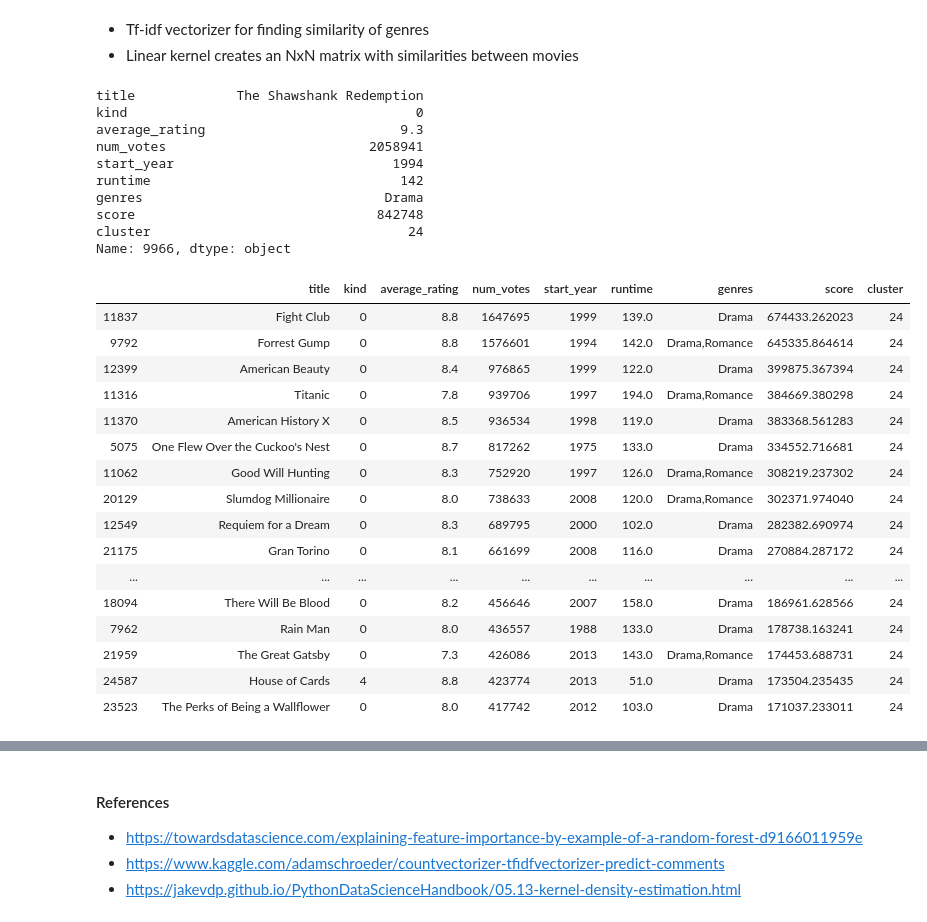
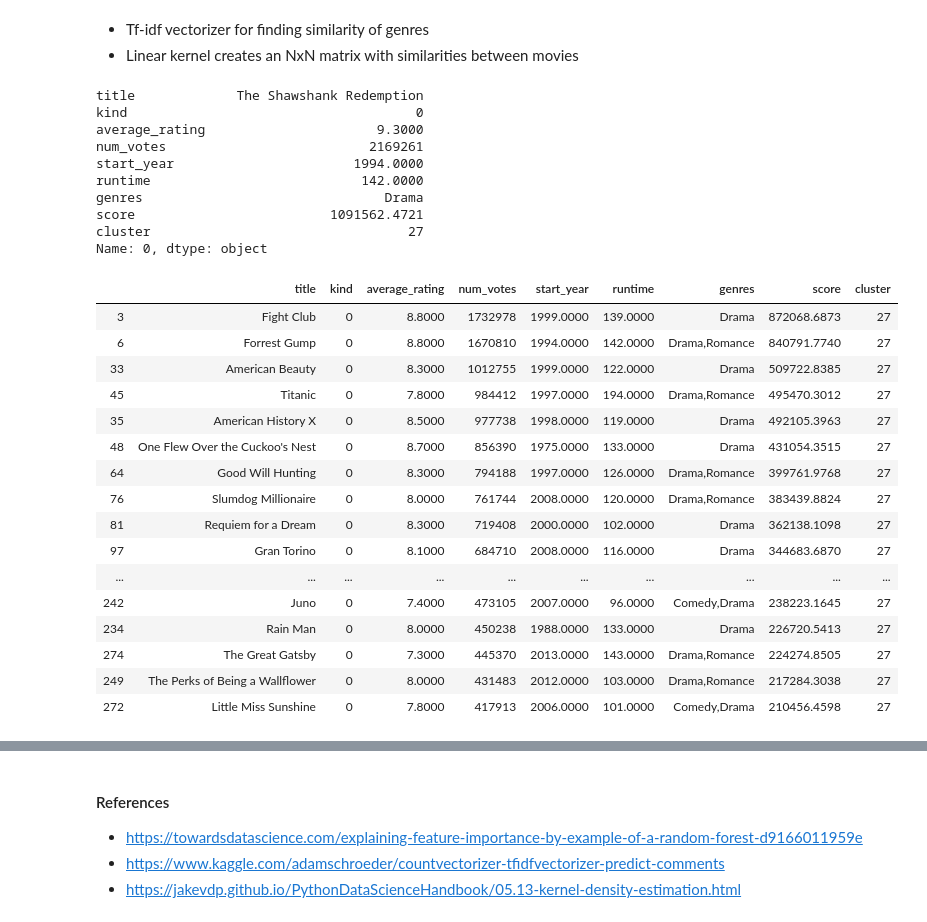
Before and after one commit to Jolinda-hub/recommovie, a Jupyter notebook: notebook/recommovie.ipynb, the cells around one changed output, grey strips where cells are left out. Drawn from its saved outputs; the diff is of its cells as text; code cells hidden in the pictures.

```diff
--- a/notebook/recommovie.ipynb
+++ b/notebook/recommovie.ipynb
@@ -206,8 +211,8 @@ drop_col_feat_imp(rf, X_train, y_train)
 #### Scoring
 # %%
 dataset['score'] = (
-    0.409280 * dataset['num_votes'] + 0.034837 * dataset['runtime'] +
-    0.029920 * dataset['start_year'] + 0.001767 * dataset['kind']
+    0.5031 * dataset['num_votes'] + 0.0975 * dataset['runtime'] +
+    0.0970 * dataset['start_year'] + 0.0071 * dataset['kind']
 )
 # %%
 dataset = dataset.reset_index(drop=True)
@@ -258,7 +263,7 @@ plt.axvline(18000, color='r');
 vals = dataset['score'].values.reshape(-1, 1)
 kde = KernelDensity(kernel='gaussian', bandwidth=3).fit(vals)
 
-s = np.linspace(400, 18000)
+s = np.linspace(250, 18000)
 e = kde.score_samples(s.reshape(-1,1))
 # %%
 plt.figure(figsize=(9, 6))
@@ -311,49 +316,51 @@ dtype: int64
 # %%
 tfidf_vectorizer = TfidfVectorizer()
 matrix = tfidf_vectorizer.fit_transform(dataset['genres'])
-# %%
-kernel = linear_kernel(matrix, matrix)
 # %%
 def get_recommendations(movie_index):
     print(dataset.iloc[movie_index])
-    sim_scores = list(enumerate(kernel[movie_index]))
+
+    kernel = linear_kernel(matrix[movie_index], matrix)
+    sim_scores = list(enumerate(kernel[0]))
 
     sim_scores = sorted(sim_scores, key=lambda x: x[1], reverse=True)
     indexes = [i[0] for i in sim_scores if i[0] != movie_index and i[1] > .5]
 
     cond1 = (dataset.index.isin(indexes))
     cond2 = (dataset.cluster == dataset.iloc[movie_index]['cluster'])
-    selected = dataset.loc[cond1 & cond2] \
+    cond3 = (dataset.kind == dataset.iloc[movie_index]['kind'])
+
+    selected = dataset.loc[cond1 & cond2 & cond3] \
         .sort_values(by='score', ascending=False).head(20)
     display(selected)
 # %%
-get_recommendations(9966)
+get_recommendations(0)
 # %% [output]
 title             The Shawshank Redemption
 kind                                     0
-average_rating                         9.3
-num_votes                          2058941
-start_year                            1994
-runtime                                142
+average_rating                      9.3000
+num_votes                          2169261
+start_year                       1994.0000
+runtime                           142.0000
 genres                               Drama
-score                               842748
-cluster                                 24
-Name: 9966, dtype: object
+score                         1091562.4721
+cluster                                 27
+Name: 0, dtype: object
 |  | title | kind | average_rating | num_votes | start_year | runtime | genres | score | cluster |
-| 11837 | Fight Club | 0 | 8.8 | 1647695 | 1999 | 139.0 | Drama | 674433.262023 | 24 |
-| 9792 | Forrest Gump | 0 | 8.8 | 1576601 | 1994 | 142.0 | Drama,Romance | 645335.864614 | 24 |
-| 12399 | American Beauty | 0 | 8.4 | 976865 | 1999 | 122.0 | Drama | 399875.367394 | 24 |
-| 11316 | Titanic | 0 | 7.8 | 939706 | 1997 | 194.0 | Drama,Romance | 384669.380298 | 24 |
-| 11370 | American History X | 0 | 8.5 | 936534 | 1998 | 119.0 | Drama | 383368.561283 | 24 |
-| 5075 | One Flew Over the Cuckoo's Nest | 0 | 8.7 | 817262 | 1975 | 133.0 | Drama | 334552.716681 | 24 |
-| 11062 | Good Will Hunting | 0 | 8.3 | 752920 | 1997 | 126.0 | Drama,Romance | 308219.237302 | 24 |
-| 20129 | Slumdog Millionaire | 0 | 8.0 | 738633 | 2008 | 120.0 | Drama,Romance | 302371.974040 | 24 |
-| 12549 | Requiem for a Dream | 0 | 8.3 | 689795 | 2000 | 102.0 | Drama | 282382.690974 | 24 |
-| 21175 | Gran Torino | 0 | 8.1 | 661699 | 2008 | 116.0 | Drama | 270884.287172 | 24 |
+| 3 | Fight Club | 0 | 8.8000 | 1732978 | 1999.0000 | 139.0000 | Drama | 872068.6873 | 27 |
+| 6 | Forrest Gump | 0 | 8.8000 | 1670810 | 1994.0000 | 142.0000 | Drama,Romance | 840791.7740 | 27 |
+| 33 | American Beauty | 0 | 8.3000 | 1012755 | 1999.0000 | 122.0000 | Drama | 509722.8385 | 27 |
+| 45 | Titanic | 0 | 7.8000 | 984412 | 1997.0000 | 194.0000 | Drama,Romance | 495470.3012 | 27 |
+| 35 | American History X | 0 | 8.5000 | 977738 | 1998.0000 | 119.0000 | Drama | 492105.3963 | 27 |
+| 48 | One Flew Over the Cuckoo's Nest | 0 | 8.7000 | 856390 | 1975.0000 | 133.0000 | Drama | 431054.3515 | 27 |
+| 64 | Good Will Hunting | 0 | 8.3000 | 794188 | 1997.0000 | 126.0000 | Drama,Romance | 399761.9768 | 27 |
+| 76 | Slumdog Millionaire | 0 | 8.0000 | 761744 | 2008.0000 | 120.0000 | Drama,Romance | 383439.8824 | 27 |
+| 81 | Requiem for a Dream | 0 | 8.3000 | 719408 | 2000.0000 | 102.0000 | Drama | 362138.1098 | 27 |
+| 97 | Gran Torino | 0 | 8.1000 | 684710 | 2008.0000 | 116.0000 | Drama | 344683.6870 | 27 |
 | ... | ... | ... | ... | ... | ... | ... | ... | ... | ... |
-| 18094 | There Will Be Blood | 0 | 8.2 | 456646 | 2007 | 158.0 | Drama | 186961.628566 | 24 |
-| 7962 | Rain Man | 0 | 8.0 | 436557 | 1988 | 133.0 | Drama | 178738.163241 | 24 |
-| 21959 | The Great Gatsby | 0 | 7.3 | 426086 | 2013 | 143.0 | Drama,Romance | 174453.688731 | 24 |
-| 24587 | House of Cards | 4 | 8.8 | 423774 | 2013 | 51.0 | Drama | 173504.235435 | 24 |
-| 23523 | The Perks of Being a Wallflower | 0 | 8.0 | 417742 | 2012 | 103.0 | Drama | 171037.233011 | 24 |
+| 242 | Juno | 0 | 7.4000 | 473105 | 2007.0000 | 96.0000 | Comedy,Drama | 238223.1645 | 27 |
+| 234 | Rain Man | 0 | 8.0000 | 450238 | 1988.0000 | 133.0000 | Drama | 226720.5413 | 27 |
+| 274 | The Great Gatsby | 0 | 7.3000 | 445370 | 2013.0000 | 143.0000 | Drama,Romance | 224274.8505 | 27 |
+| 249 | The Perks of Being a Wallflower | 0 | 8.0000 | 431483 | 2012.0000 | 103.0000 | Drama,Romance | 217284.3038 | 27 |
+| 272 | Little Miss Sunshine | 0 | 7.8000 | 417913 | 2006.0000 | 101.0000 | Comedy,Drama | 210456.4598 | 27 |
 # %%
```
Also changed, not shown: parts of 19 cells of this notebook, 12 other files.
